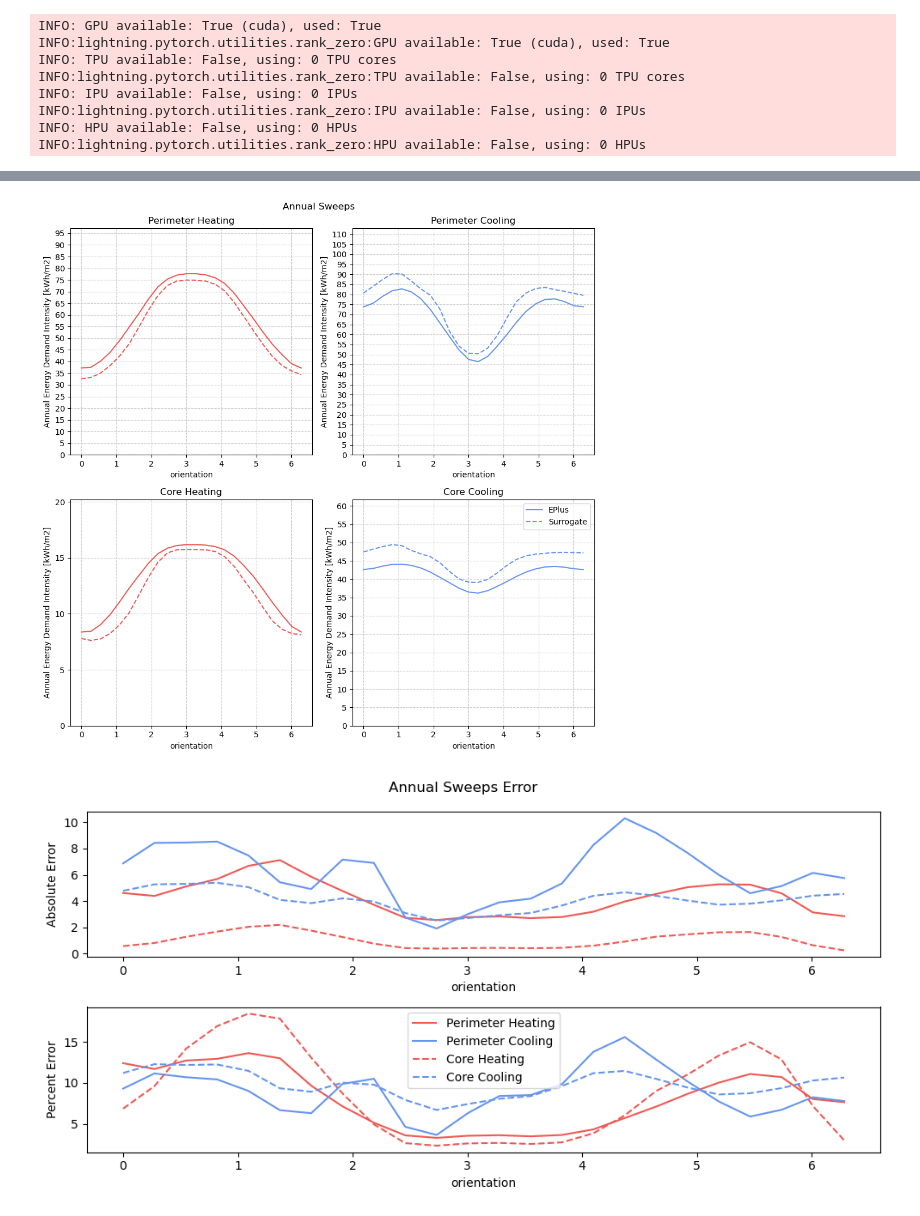
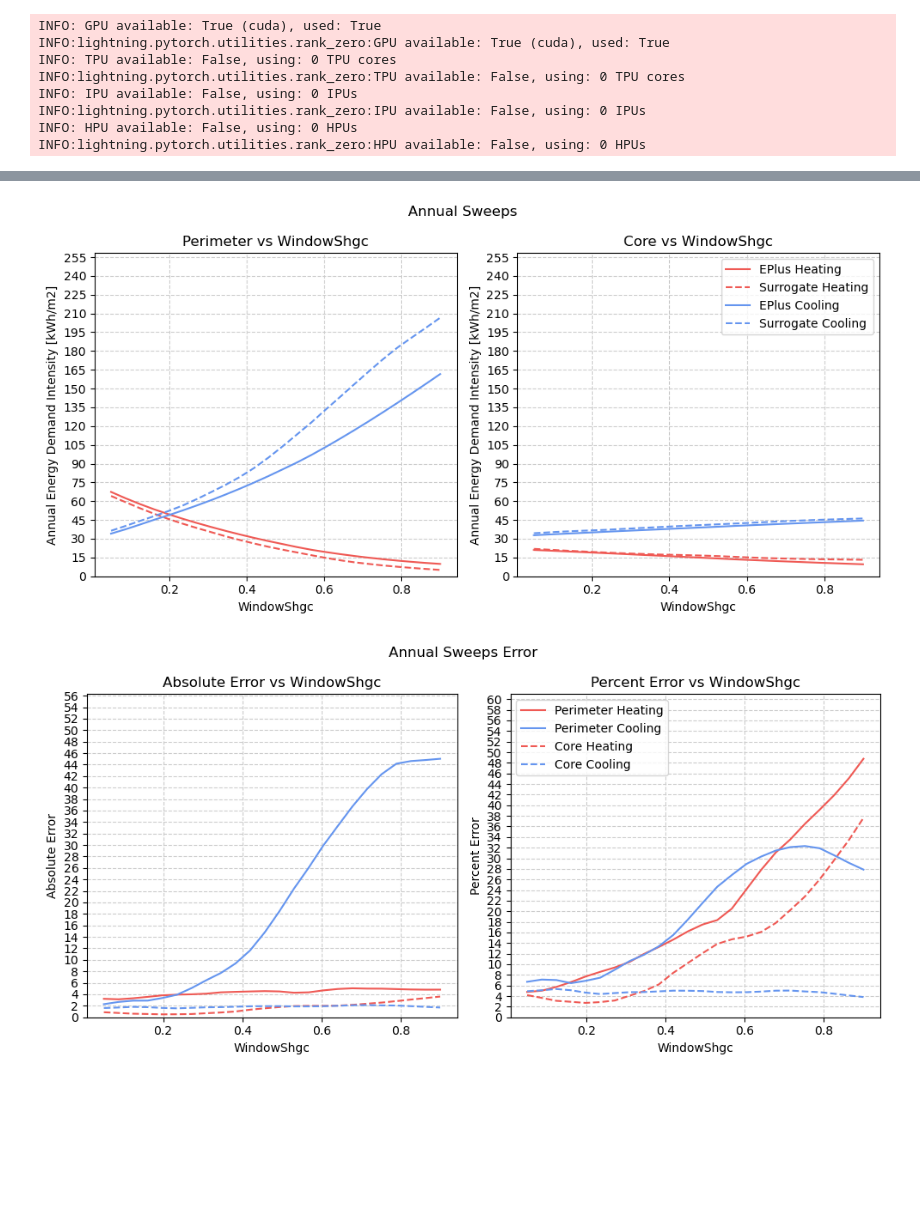
Before and after one commit to szvsw/ml-for-building-energy-modeling, a Jupyter notebook: ml-for-bem/notebooks/whitebox_batch_tester.ipynb, the cells around one changed output, grey strips where cells are left out. Cells and saved outputs as stored; diff of their text form; code cells hidden in the pictures; blank space fills up the shorter version.

Commit message:
improve graphic labeling etc

```diff
--- a/ml-for-bem/notebooks/whitebox_batch_tester.ipynb
+++ b/ml-for-bem/notebooks/whitebox_batch_tester.ipynb
@@ -68,7 +64,7 @@ config = {
     "RoofRValue": 4,
     "SlabRValue": 4,
     "WindowUValue": 2,
-    "WindowShgc": 0.25,
+    "WindowShgc": 0.4,
     "PeopleDensity": 0.025,
     "EquipmentPowerDensity": 10,
     "LightingPowerDensity": 10,
@@ -81,15 +77,15 @@ config = {
     "VentilationPerPerson": 0.002,
     "EconomizerSettings": 0,
     "RecoverySettings": 0,
-    "Infiltration": 0.00015,
+    "Infiltration": 0.0003,
     "wwr": 0.4,
     "roof_2_footprint": 1,
     "ground_2_footprint": 1,
     "orientation": 0*np.pi/2,
     "width": 3,
     "height": 4,
-    "perim_depth": 2.5,
-    "core_depth": 4,
+    "perim_depth": 4.5,
+    "core_depth": 10,
     "building_id": 0,
     "weight": 1,
     "template_idx": 0,
@@ -99,9 +95,9 @@ config = {
 Configure Sweep
 """
 n_samples = 24
-sweep_independent = "orientation"
-sweep_min_val = 0.0
-sweep_max_val = 2*np.pi
+sweep_independent = "WindowShgc"
+sweep_min_val = 0.05
+sweep_max_val = 0.9
 df = pd.DataFrame([config for _ in range(n_samples)])
 if sweep_independent != "shading":
     df[sweep_independent] = np.linspace(sweep_min_val, sweep_max_val, n_samples)
@@ -163,72 +159,95 @@ INFO:lightning.pytorch.accelerators.cuda:LOCAL_RANK: 0 - CUDA_VISIBLE_DEVICES: [
 """
 Plot Sweep
 """
-fig, axs = plt.subplots(2,2, figsize=(10,10))
+fig, axs = plt.subplots(1,2, figsize=(10,5))
+absolute_max = 0
 for col, zone in [(0,"Perimeter"), (1,"Core")]:
     for row, end_use, color in [(0, "Heating", "#ef5954"),( 1, "Cooling", "#6595ef" )]:
         zone_use_true = wb_shoebox_results[zone][end_use].sum(axis=1)
         zone_use = ml_shoebox_results[zone][end_use].sum(axis=1)
-        axs[col,row].set_title(f"{zone} {end_use}")
-        axs[col,row].plot(df[sweep_independent].values, zone_use_true, "-", label=f"EPlus", color=color)
-        axs[col,row].plot(df[sweep_independent].values, zone_use, "--", label=f"Surrogate", color=color)
-        axs[col,row].set_xlabel(sweep_independent)
-        axs[col,row].set_ylabel("Annual Energy Demand Intensity [kWh/m2]")
-        axs[col,row].set_ylim([0,1.25*max(zone_use_true.max(), zone_use.max())])
-        # add grid lines every 5 units on y axis
-        axs[col,row].yaxis.set_major_locator(MultipleLocator(5))
-        # show grid lines
-        axs[col,row].grid(which='major', color='#CCCCCC', linestyle='--')
+        absolute_max = max(absolute_max, zone_use_true.max(), zone_use.max())
+        axs[col].set_title(f"{zone} vs {sweep_independent}")
+        axs[col].plot(df[sweep_independent].values, zone_use_true, "-", label=f"EPlus {end_use}", color=color)
+        axs[col].plot(df[sweep_independent].values, zone_use, "--", label=f"Surrogate {end_use}", color=color)
+        axs[col].set_xlabel(sweep_independent)
+        axs[col].set_ylabel("Annual Energy Demand Intensity [kWh/m2]")
 
+
+grid_size = 5
+while absolute_max / grid_size > 20:
+    grid_size += 5
+axs[0].yaxis.set_major_locator(MultipleLocator(grid_size))
+axs[0].grid(which='major', color='#CCCCCC', linestyle='--')
+axs[1].yaxis.set_major_locator(MultipleLocator(grid_size))
+axs[1].grid(which='major', color='#CCCCCC', linestyle='--')
+
+axs[0].set_ylim([0,1.25*absolute_max])
+axs[1].set_ylim([0,1.25*absolute_max])
 plt.legend()
 plt.suptitle("Annual Sweeps")
 fig.tight_layout()
 
-fig, axs = plt.subplots(2, figsize=(10,5))
+fig, axs = plt.subplots(1,2, figsize=(10,5))
+plt.suptitle("Annual Sweeps Error")
+absolute_error_max = 0
+percent_error_max = 0
 for col, zone in [(0,"Perimeter"), (1,"Core")]:
     for row, end_use, color in [(0, "Heating", "#ef5954"),( 1, "Cooling", "#6595ef" )]:
         zone_use_true = wb_shoebox_results[zone][end_use].sum(axis=1)
         zone_use = ml_shoebox_results[zone][end_use].sum(axis=1)
         errors = np.abs(zone_use_true - zone_use)
         percent_errors = errors/zone_use_true.values*100
+        absolute_error_max = max(absolute_error_max, errors.max())
+        percent_error_max = max(percent_error_max, percent_errors.max())
         axs[0].plot(df[sweep_independent].values, errors, "-" if zone=="Perimeter" else "--", label=f"{zone} {end_use}", color=color)
         axs[1].plot(df[sweep_independent].values, percent_errors, "-" if zone=="Perimeter" else "--", label=f"{zone} {end_use}", color=color)
+axs[0].set_title(f"Absolute Error vs {sweep_independent}")
+axs[1].set_title(f"Percent Error vs {sweep_independent}")
 axs[0].set_xlabel(sweep_independent)
 axs[1].set_xlabel(sweep_independent)
 axs[0].set_ylabel("Absolute Error")
 axs[1].set_ylabel("Percent Error")
+axs[0].set_ylim([0,1.25*absolute_error_max])
+axs[1].set_ylim([0,1.25*percent_error_max])
+# grid markers every 2 y units
+grid_size = 2
+axs[0].yaxis.set_major_locator(MultipleLocator(grid_size))
+axs[1].yaxis.set_major_locator(MultipleLocator(grid_size))
+axs[0].grid(which='major', color='#CCCCCC', linestyle='--')
+axs[1].grid(which='major', color='#CCCCCC', linestyle='--')
 plt.legend()
 plt.suptitle("Annual Sweeps Error")
 fig.tight_layout()
 
 fig, axs = plt.subplots(2,2, figsize=(10,10))
 for col, zone in [(0,"Perimeter"), (1,"Core")]:
     for row, end_use, color in [(0, "Heating", "#ef5954"),( 1, "Cooling", "#6595ef" )]:
         zone_use_true = wb_shoebox_results[zone][end_use].values.flatten()
         zone_use = np.clip(ml_shoebox_results[zone][end_use].values.flatten(),0,10000000)
         axs[col,row].set_title(f"{zone} {end_use}")
         axs[col,row].scatter(zone_use_true, zone_use,s=1, c=np.repeat(df[sweep_independent].values, 12))
         axs[col,row].set_xlabel("True Monthly Energy Demand Intensity [kWh/m2]")
         axs[col,row].set_ylabel("Predicted Monthly Demand Use Intensity [kWh/m2]")
         # show colorbar
         axs[col,row].plot([0, 1], [0, 1], transform=axs[col,row].transAxes, ls="--", c="k", lw=0.5, label="Perfect Fit")
         cbar = fig.colorbar(axs[col,row].scatter(zone_use_true, zone_use,s=1, c=np.repeat(df[sweep_independent].values, 12)))
 
 
 plt.legend()
 plt.suptitle(f"Monthly Fit (color={sweep_independent})")
 fig.tight_layout()
 
-ix = 0
+ix = -1
 fig, axs = plt.subplots(2,2, figsize=(10,10))
 plt.suptitle(f"Monthly Comparison (sweep index = {ix}, {sweep_independent}={df[sweep_independent].values[ix]})")
 for col, zone in [(0,"Perimeter"), (1,"Core")]:
     for row, end_use, color in [(0, "Heating", "#ef5954"),( 1, "Cooling", "#6595ef" )]:
         axs[row,col].set_title(f"{zone} {end_use}")
         axs[row,col].plot(wb_shoebox_results[zone][end_use].values[ix], label=f"EPlus {zone} {end_use}", color=color)
         axs[row,col].plot(ml_shoebox_results[zone][end_use].values[ix], "--", label=f"Surrogate {zone} {end_use}", color=color)
         # legend
         axs[row,col].legend()
 fig.tight_layout()
 # %% [output]
-[figure, old version]
+[figure, new version]
-[figure, old version]
+[figure, new version]
```
Also changed, not shown: parts of 4 cells of this notebook.
